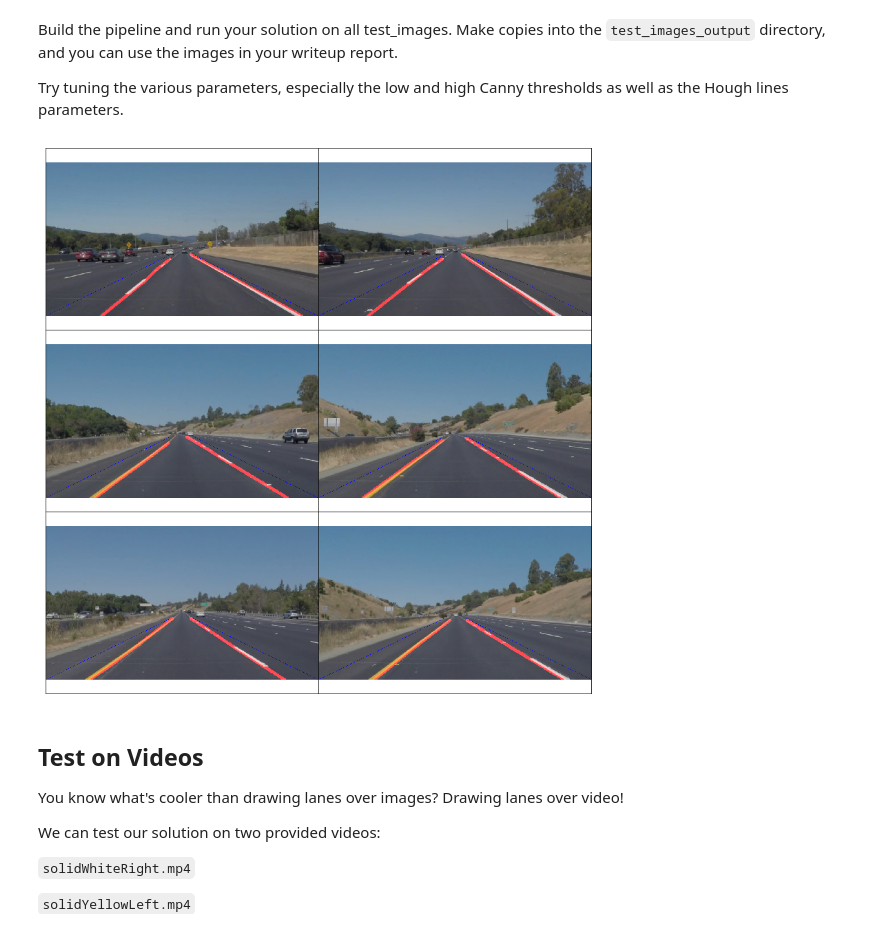
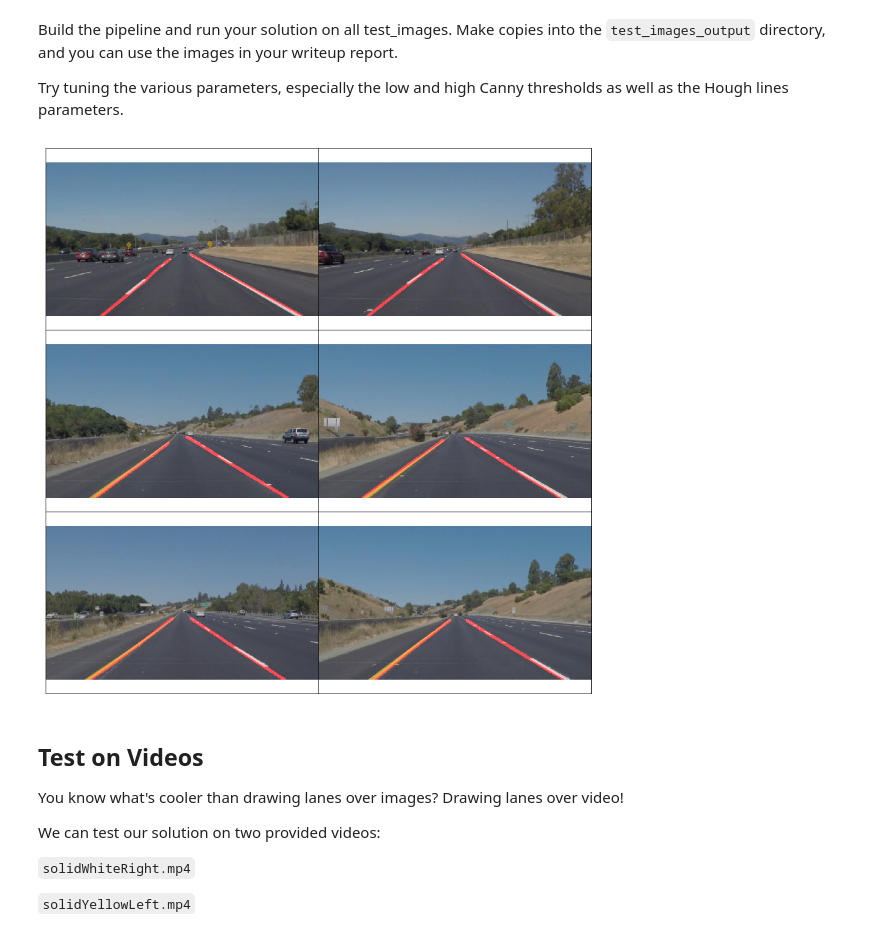
Before and after one commit to falangjoe/self-driving, a Jupyter notebook: CarND-LanesLine-P1/P1.ipynb, the cells around one changed output. Saved outputs shown, nothing was run; the diff lists cells and outputs as text; code cells hidden in the pictures.

```diff
--- a/CarND-LanesLine-P1/P1.ipynb
+++ b/CarND-LanesLine-P1/P1.ipynb
@@ -373,7 +265,7 @@ def guess_two_lanes_paths(lines,height,width):
         [v_x,v_y] = segment.direction
         [_,_,x2,y2] = segment.line
 
-        if(v_y < .4):
+        if(np.abs(v_y) < .4):
             return
 
         if(y2 >= height):
@@ -470,22 +362,7 @@ def guess_two_lanes_paths(lines,height,width):
 
 
 def draw_paths(paths, image_shape, color=[255, 0, 0], thickness=10):
-    """
-    NOTE: this is the function you might want to use as a starting point once you want to
-    average/extrapolate the line segments you detect to map out the full
-    extent of the lane (going from the result shown in raw-lines-example.mp4
-    to that shown in P1_example.mp4).
 
-    Think about things like separating line segments by their
-    slope ((y2-y1)/(x2-x1)) to decide which segments are part of the left
-    line vs. the right line.  Then, you can average the position of each of
-    the lines and extrapolate to the top and bottom of the lane.
-
-    This function draws `lines` with `color` and `thickness`.
-    Lines are drawn on the image inplace (mutates the image).
-    If you want to make the lines semi-transparent, think about combining
-    this function with the weighted_img() function below
-    """
     line_img = np.zeros((image_shape[0], image_shape[1], 3), dtype=np.uint8)
 
     for path in paths:
@@ -560,43 +437,42 @@ def lanes_lines(image):
 
     lines_image = draw_paths(paths,image.shape)
 
-    #lines_image = draw_lines(lines,image.shape)
-
-    #masked_lines_image = region_of_interest(lines_image, vertices)
-
     result = weighted_img(lines_image, image)
 
-    result = cv2.polylines(result, vertices, color=[0, 0, 255], thickness=1, isClosed = True)
-
     return result
 # %%
 def show_images(images, columns = 2):
 
     rows = math.ceil(len(images) / columns)
 
     fig, axes = plt.subplots(
         nrows = rows,
         ncols = columns,
         sharex=True,
         sharey=True,
         figsize=(11,11))
 
     plt.subplots_adjust(left=0,right=1,bottom=0,top=1)
 
     for ii, ax in enumerate(axes.flatten()):
         ax.imshow(images[ii])
         ax.xaxis.set_visible(False)
         ax.yaxis.set_visible(False)
     plt.subplots_adjust(wspace=0, hspace=0)
 
-directory = "test_images/"
+def save_images(images,files):
+    for image,file in zip(images,files):
+        mpimg.imsave("test_images_output/" + file, image)
 
+files = os.listdir("test_images/")
 
-images = [lanes_lines(mpimg.imread(directory + file)) for file in os.listdir(directory)]
+images = [lanes_lines(mpimg.imread("test_images/" + file)) for file in files]
 
 show_images(images)
+
+save_images(images,files)
 # %% [output]
-[figure, old version]
+[figure, new version]
 # %% [markdown]
 ## Test on Videos
 
```
Also changed, not shown: parts of 7 cells of this notebook, 10 other files.
